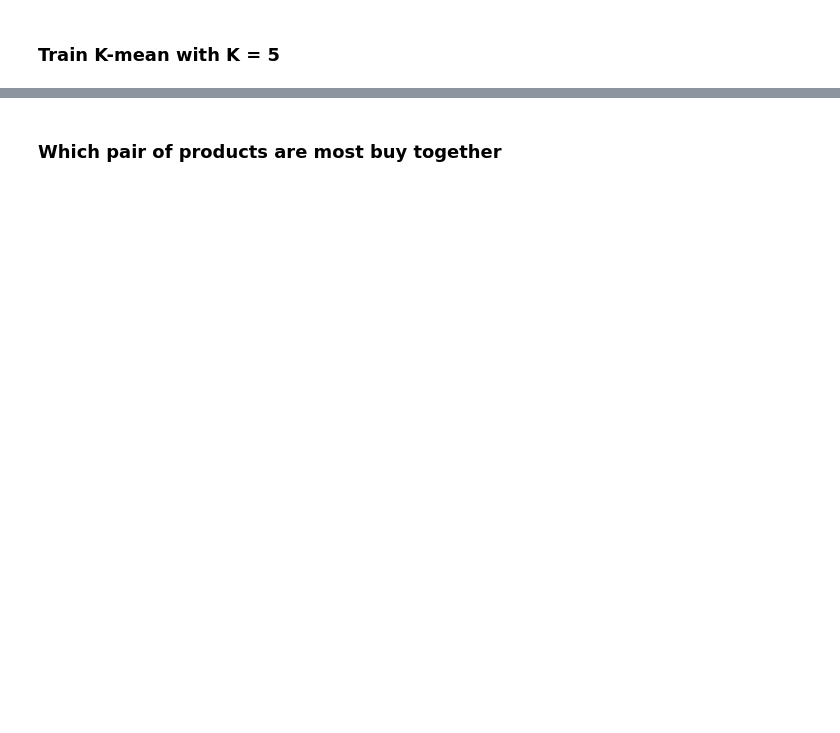
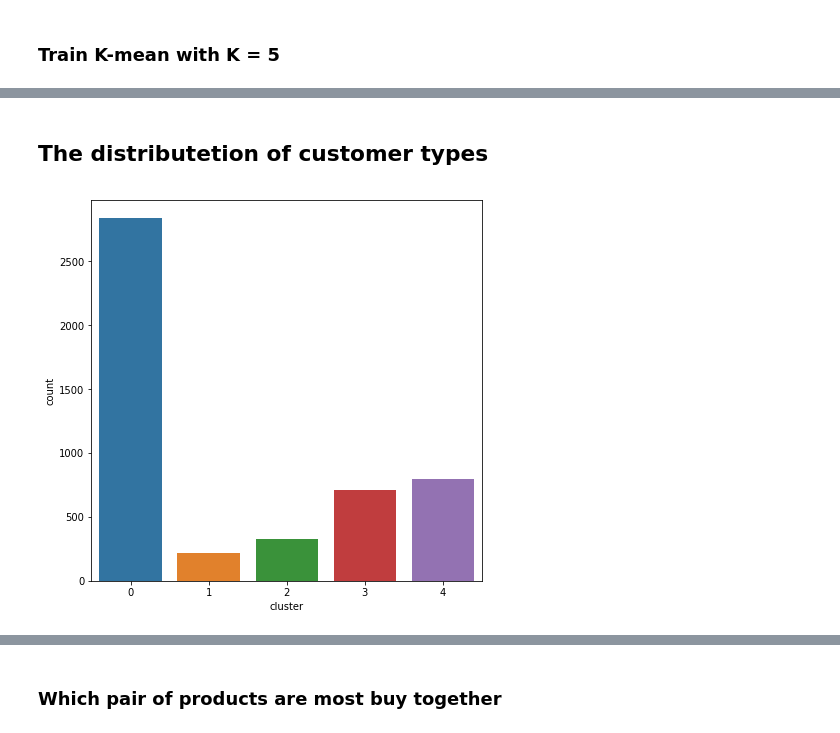
Before and after one commit to joei1994/ML-Projects, a Jupyter notebook: mini-projects/data-cafe-supermarket/supermarket_analysis.ipynb, the cells around one changed output, grey strips where cells are left out. Drawn from its saved outputs; the diff is of its cells as text; code cells hidden in the pictures; blank space fills up the shorter version.

```diff
--- a/mini-projects/data-cafe-supermarket/supermarket_analysis.ipynb
+++ b/mini-projects/data-cafe-supermarket/supermarket_analysis.ipynb
@@ -346,0 +358,8 @@ customers.groupby('cluster', as_index=False).mean().drop(columns=['hours_diff_sh
+# %% [markdown]
+## The distributetion of customer types
+# %%
+plt.figure(figsize=(7, 7))
+sns.countplot(customers['cluster'])
+plt.show()
+# %% [output]
+[figure, added]
```
Also changed, not shown: parts of 8 cells of this notebook, 1 other file.
